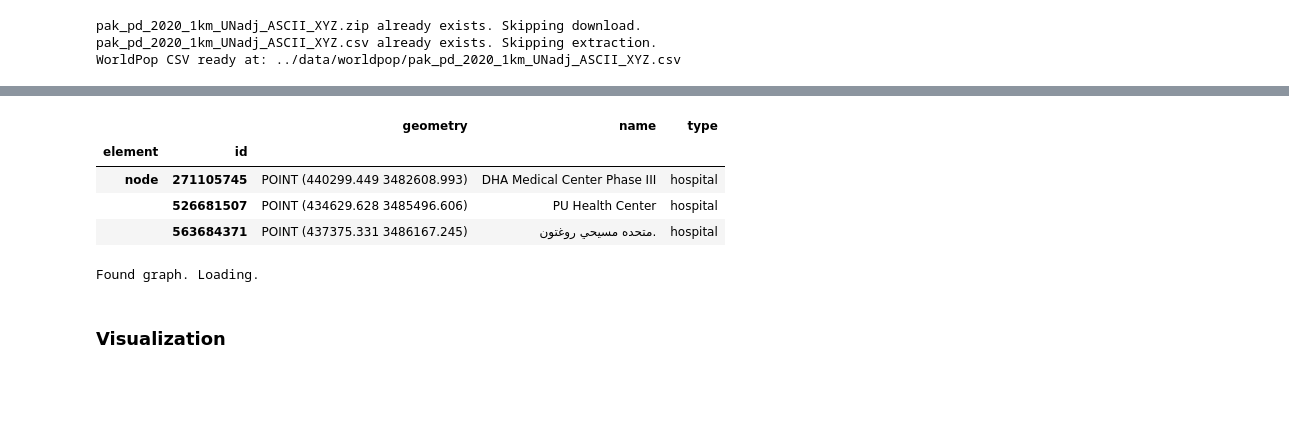
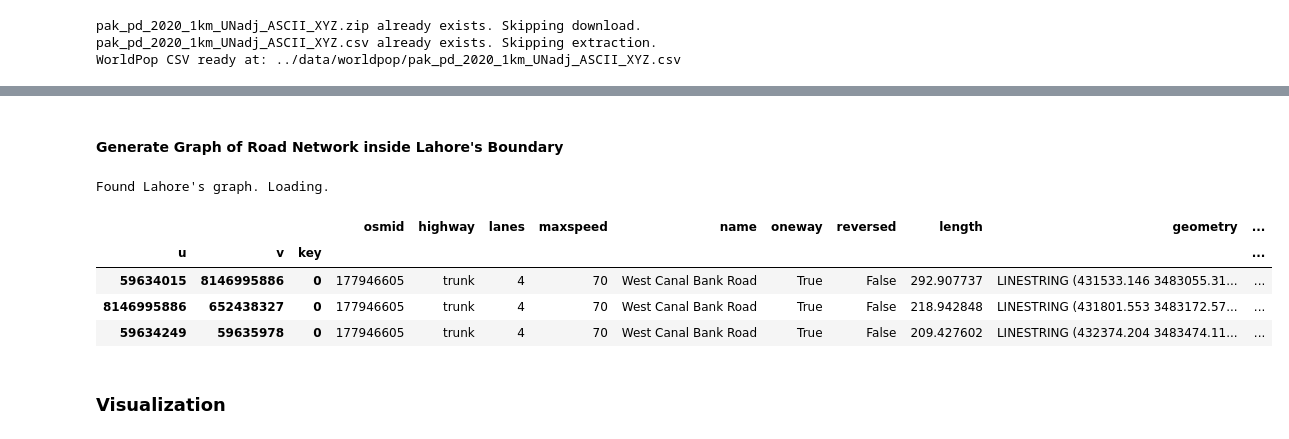
Before and after one commit to masroof-maindak/naqsha-e-safar, a Jupyter notebook: src/preprocessing.ipynb, the cells around one changed output, grey strips where cells are left out. Cells and saved outputs as stored; diff of their text form; code cells hidden in the pictures; blank space fills up the shorter version.

```diff
--- a/src/preprocessing.ipynb
+++ b/src/preprocessing.ipynb
@@ -166,27 +220,16 @@ all_pois.geometry = all_pois.geometry.apply(
-# %%
-if utm_crs is None:
-    raise TypeError("`utm_crs` is none.")
-
-all_pois.to_file(f"{OUTPUT_DIR}/all-pois.gpkg", layer="pois", driver="GPKG")
-all_pois = all_pois.to_crs(utm_crs)
-all_pois.head(3)
-# %% [output]
-|  |  | geometry | name | type |
-| element | id |  |  |  |
-| node | 271105745 | POINT (440299.449 3482608.993) | DHA Medical Center Phase III | hospital |
-|  | 526681507 | POINT (434629.628 3485496.606) | PU Health Center | hospital |
-|  | 563684371 | POINT (437375.331 3486167.245) | متحده مسیحي روغتون. | hospital |
+# %% [markdown]
+#### Generate Graph of Road Network inside Lahore's Boundary
 # %%
-if os.path.exists(f"{OUTPUT_DIR}/network.graphml"):
-    print("Found graph. Loading.")
-    G = ox.load_graphml(f"{OUTPUT_DIR}/network.graphml")
+if os.path.exists(f"{OSMNX_DATA_DIR}/network.graphml"):
+    print("Found Lahore's graph. Loading.")
+    lhr_graph = ox.load_graphml(f"{OSMNX_DATA_DIR}/network.graphml")
 else:
     print("Graph not found. Computing...")
-    G = ox.graph_from_polygon(
-        boundary.geometry.iloc[0], network_type="drive", truncate_by_edge=True
+    lhr_graph = ox.graph_from_polygon(  # downloads
+        lhr_boundary.geometry.iloc[0], network_type="drive", truncate_by_edge=True  # type: ignore
     )
 
-    G = ox.project_graph(G, to_crs=utm_crs)
-    ox.save_graphml(G, filepath=f"{OUTPUT_DIR}/network.graphml")
+    lhr_graph = ox.project_graph(lhr_graph, to_crs=utm_crs)
+    ox.save_graphml(lhr_graph, filepath=f"{OSMNX_DATA_DIR}/network.graphml")
 # %% [output]
-Found graph. Loading.
+Found Lahore's graph. Loading.
@@ -203,6 +236,16 @@ if not os.path.exists(BOUNDARY_FPATH):
 # %%
-edges = ox.graph_to_gdfs(G, nodes=False, edges=True)
-major_roads = edges[edges["highway"].isin(["primary", "secondary", "trunk"])]
+nodes, edges = ox.graph_to_gdfs(lhr_graph)
+major_roads: GeoDataFrame = edges[
+    edges["highway"].isin(["primary", "secondary", "trunk"])
+]
+
+major_roads.head(3)
+# %% [output]
+|  |  |  | osmid | highway | lanes | maxspeed | name | oneway | reversed | length | geometry | ... |
+| u | v | key |  |  |  |  |  |  |  |  |  | ... |
+| 59634015 | 8146995886 | 0 | 177946605 | trunk | 4 | 70 | West Canal Bank Road | True | False | 292.907737 | LINESTRING (431533.146 3483055.31... | ... |
+| 8146995886 | 652438327 | 0 | 177946605 | trunk | 4 | 70 | West Canal Bank Road | True | False | 218.942848 | LINESTRING (431801.553 3483172.57... | ... |
+| 59634249 | 59635978 | 0 | 177946605 | trunk | 4 | 70 | West Canal Bank Road | True | False | 209.427602 | LINESTRING (432374.204 3483474.11... | ... |
 # %% [markdown]
 ### Visualization
 # %%
```
Also changed, not shown: parts of 28 cells of this notebook.
